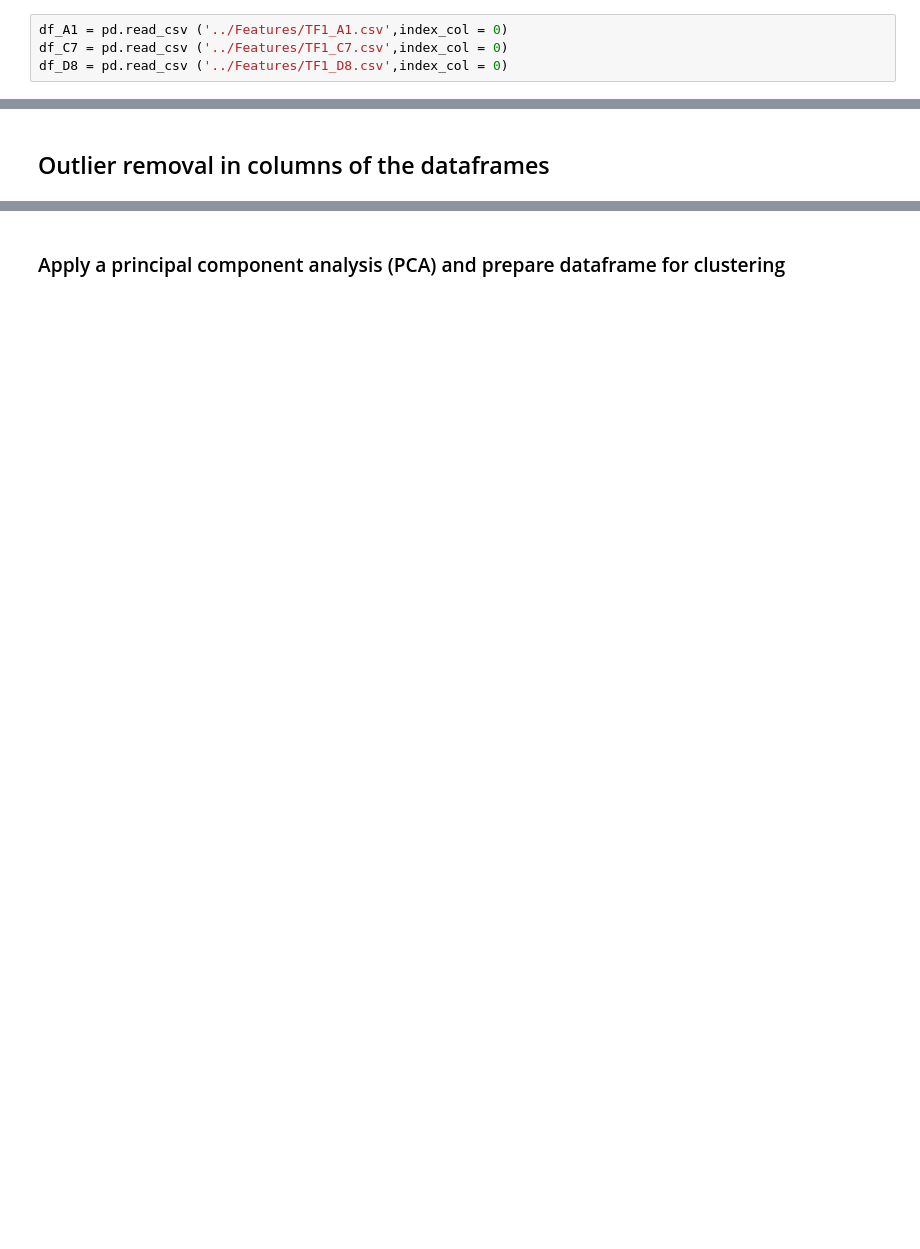
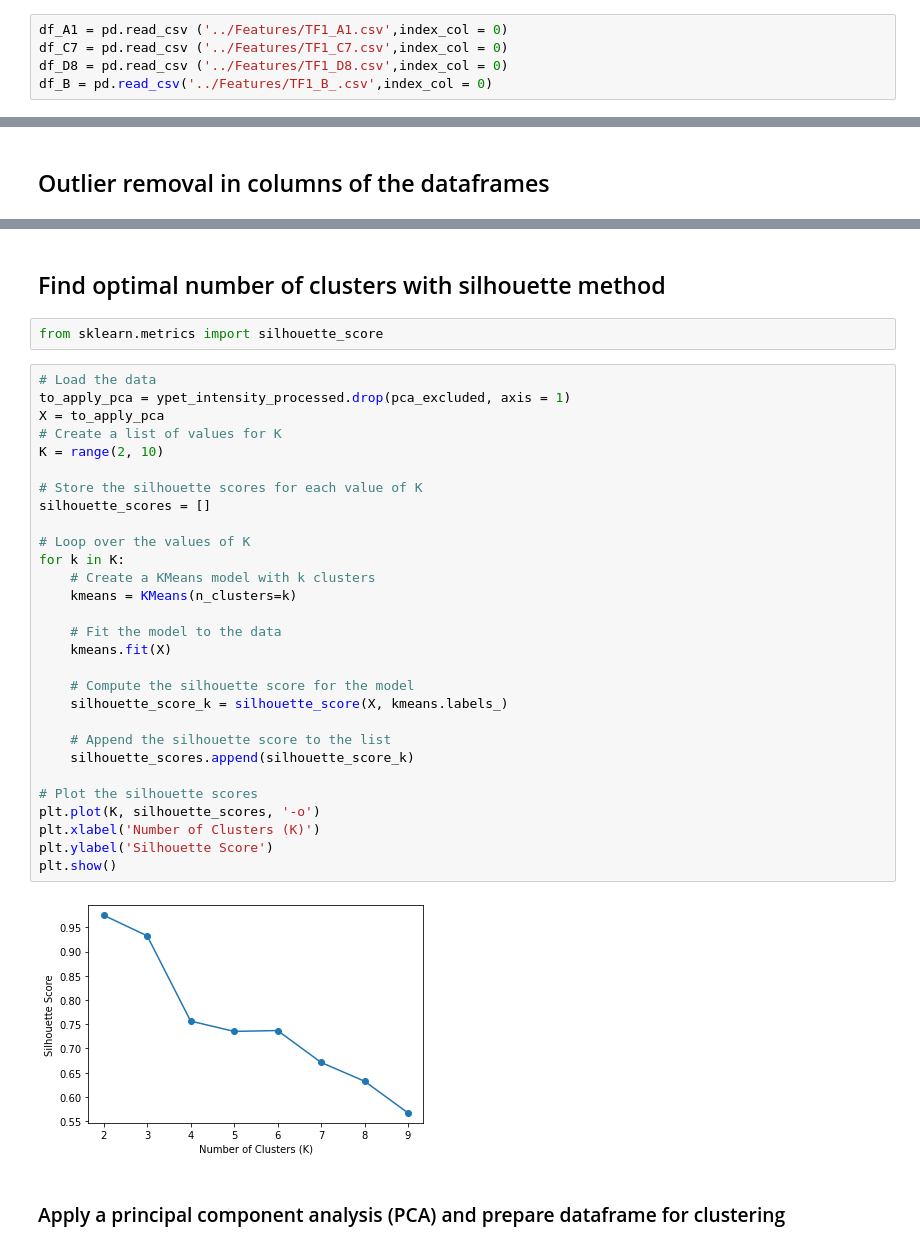
Before and after one commit to CS-433/ml-project-2-transcripted_cherry, a Jupyter notebook: Jupyter notebooks/Task_2.ipynb, the cells around one changed output, grey strips where cells are left out. Cells and saved outputs as stored; diff of their text form; blank space fills up the shorter version.

```diff
--- a/Jupyter notebooks/Task_2.ipynb
+++ b/Jupyter notebooks/Task_2.ipynb
@@ -54,4 +20,5 @@ def outlier_removal(without_outliers, **kwargs):
 df_A1 = pd.read_csv ('../Features/TF1_A1.csv',index_col = 0)
 df_C7 = pd.read_csv ('../Features/TF1_C7.csv',index_col = 0)
 df_D8 = pd.read_csv ('../Features/TF1_D8.csv',index_col = 0)
+df_B = pd.read_csv('../Features/TF1_B_.csv',index_col = 0)
 # %%
@@ -163,3 +177,38 @@ extracted_points
+# %% [markdown]
+## Find optimal number of clusters with silhouette method
+# %%
+from sklearn.metrics import silhouette_score
+# %%
+# Load the data
+to_apply_pca = ypet_intensity_processed.drop(pca_excluded, axis = 1)
+X = to_apply_pca
+# Create a list of values for K
+K = range(2, 10)
+
+# Store the silhouette scores for each value of K
+silhouette_scores = []
+
+# Loop over the values of K
+for k in K:
+    # Create a KMeans model with k clusters
+    kmeans = KMeans(n_clusters=k)
+
+    # Fit the model to the data
+    kmeans.fit(X)
+
+    # Compute the silhouette score for the model
+    silhouette_score_k = silhouette_score(X, kmeans.labels_)
+
+    # Append the silhouette score to the list
+    silhouette_scores.append(silhouette_score_k)
+
+# Plot the silhouette scores
+plt.plot(K, silhouette_scores, '-o')
+plt.xlabel('Number of Clusters (K)')
+plt.ylabel('Silhouette Score')
+plt.show()
+# %% [output]
+[figure, added]
 # %% [markdown]
 ### Apply a principal component analysis (PCA) and prepare dataframe for clustering
 # %%
```
Also changed, not shown: parts of 43 cells of this notebook.
